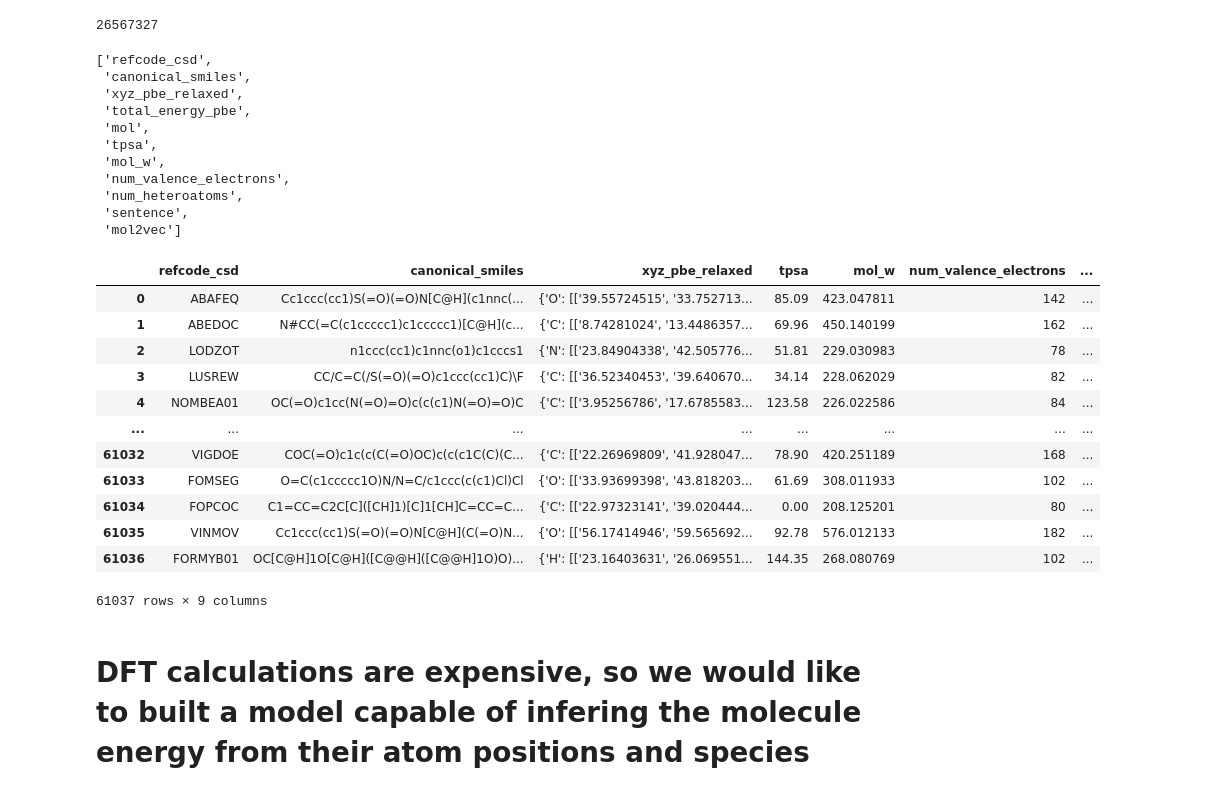
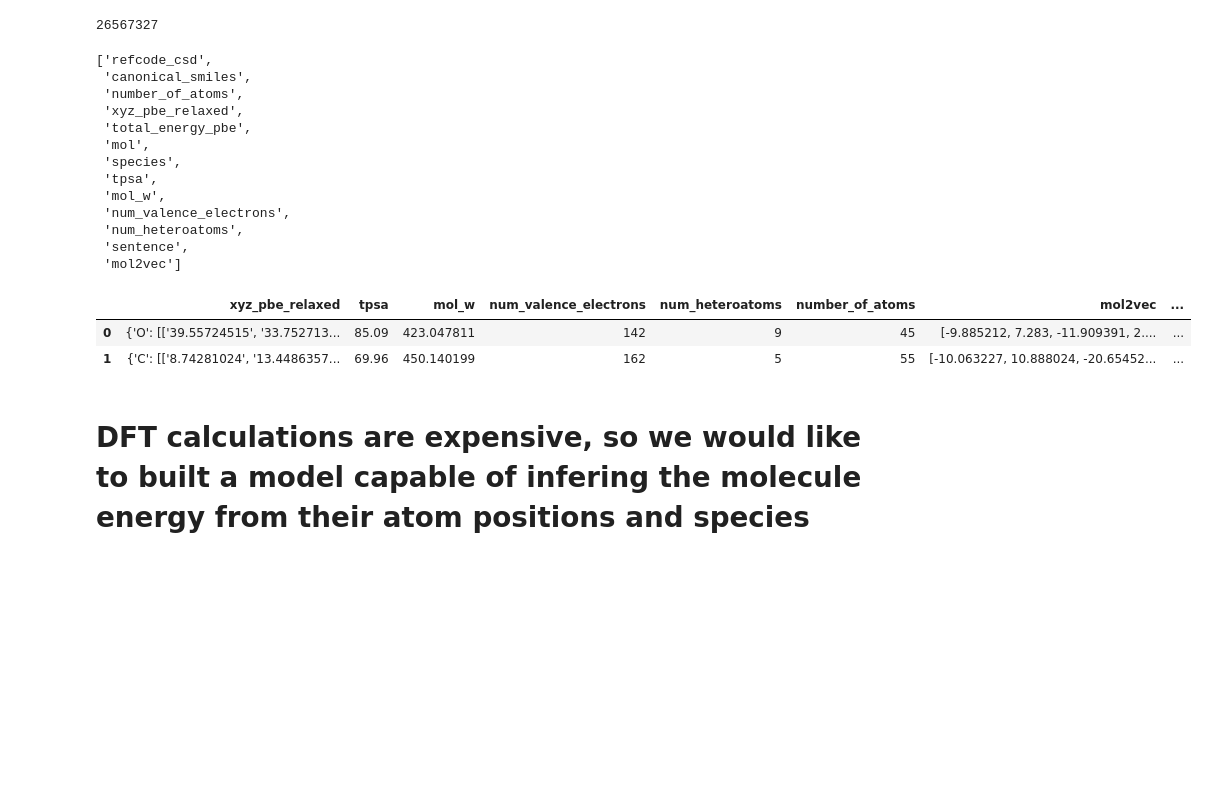
Before and after one commit to danicardonaibz/molecular_equilibrium, a Jupyter notebook: ML_Material_Science.ipynb, the cells around one changed output. Drawn from its saved outputs; the diff is of its cells as text; code cells hidden in the pictures; blank space fills up the shorter version.

```diff
--- a/ML_Material_Science.ipynb
+++ b/ML_Material_Science.ipynb
@@ -83,7 +97,7 @@ df.columns.tolist()
 # %% [markdown]
 ### 2.1: Subsetting the dataframe
 # %%
-relevant_columns = ['refcode_csd', 'canonical_smiles', 'xyz_pbe_relaxed', 'total_energy_pbe']
+relevant_columns = ['refcode_csd', 'canonical_smiles',  'number_of_atoms', 'xyz_pbe_relaxed', 'total_energy_pbe']
 df_subset = df[relevant_columns]
 df_subset.head()
 # %% [output]
@@ -231,0 +228,4 @@ df_subset_clean['xyz_pbe_relaxed'].iloc[1]
+# %%
+# Tagging each molecule with the contained atom species
+df_subset_clean['species'] = df_subset_clean['xyz_pbe_relaxed'].apply(lambda x:
+                                                                      set(x.keys()))
@@ -314,9 +421,11 @@ df_subset_clean.columns.values.tolist()
 # %% [output]
 ['refcode_csd',
  'canonical_smiles',
+ 'number_of_atoms',
  'xyz_pbe_relaxed',
  'total_energy_pbe',
  'mol',
+ 'species',
  'tpsa',
  'mol_w',
  'num_valence_electrons',
@@ -324,31 +433,20 @@ df_subset_clean.columns.values.tolist()
  'sentence',
  'mol2vec']
 # %%
-final_dataset_columns=['refcode_csd',
- 'canonical_smiles',
- 'xyz_pbe_relaxed',
+final_dataset_columns=['xyz_pbe_relaxed',
  'tpsa',
  'mol_w',
  'num_valence_electrons',
  'num_heteroatoms',
+ 'number_of_atoms',
  'mol2vec',
 'total_energy_pbe']
 
 final_dataset = df_subset_clean[final_dataset_columns]
-final_dataset
+final_dataset.head(2)
 # %% [output]
-|  | refcode_csd | canonical_smiles | xyz_pbe_relaxed | tpsa | mol_w | num_valence_electrons | ... |
-| 0 | ABAFEQ | Cc1ccc(cc1)S(=O)(=O)N[C@H](c1nnc(... | {'O': [['39.55724515', '33.752713... | 85.09 | 423.047811 | 142 | ... |
-| 1 | ABEDOC | N#CC(=C(c1ccccc1)c1ccccc1)[C@H](c... | {'C': [['8.74281024', '13.4486357... | 69.96 | 450.140199 | 162 | ... |
-| 2 | LODZOT | n1ccc(cc1)c1nnc(o1)c1cccs1 | {'N': [['23.84904338', '42.505776... | 51.81 | 229.030983 | 78 | ... |
-| 3 | LUSREW | CC/C=C(/S(=O)(=O)c1ccc(cc1)C)\F | {'C': [['36.52340453', '39.640670... | 34.14 | 228.062029 | 82 | ... |
-| 4 | NOMBEA01 | OC(=O)c1cc(N(=O)=O)c(c(c1)N(=O)=O)C | {'C': [['3.95256786', '17.6785583... | 123.58 | 226.022586 | 84 | ... |
-| ... | ... | ... | ... | ... | ... | ... | ... |
-| 61032 | VIGDOE | COC(=O)c1c(c(C(=O)OC)c(c(c1C(C)(C... | {'C': [['22.26969809', '41.928047... | 78.90 | 420.251189 | 168 | ... |
-| 61033 | FOMSEG | O=C(c1ccccc1O)N/N=C/c1ccc(c(c1)Cl)Cl | {'O': [['33.93699398', '43.818203... | 61.69 | 308.011933 | 102 | ... |
-| 61034 | FOPCOC | C1=CC=C2C[C]([CH]1)[C]1[CH]C=CC=C... | {'C': [['22.97323141', '39.020444... | 0.00 | 208.125201 | 80 | ... |
-| 61035 | VINMOV | Cc1ccc(cc1)S(=O)(=O)N[C@H](C(=O)N... | {'O': [['56.17414946', '59.565692... | 92.78 | 576.012133 | 182 | ... |
-| 61036 | FORMYB01 | OC[C@H]1O[C@H]([C@@H]([C@@H]1O)O)... | {'H': [['23.16403631', '26.069551... | 144.35 | 268.080769 | 102 | ... |
+|  | xyz_pbe_relaxed | tpsa | mol_w | num_valence_electrons | num_heteroatoms | number_of_atoms | mol2vec | ... |
+| 0 | {'O': [['39.55724515', '33.752713... | 85.09 | 423.047811 | 142 | 9 | 45 | [-9.885212, 7.283, -11.909391, 2.... | ... |
+| 1 | {'C': [['8.74281024', '13.4486357... | 69.96 | 450.140199 | 162 | 5 | 55 | [-10.063227, 10.888024, -20.65452... | ... |
-61037 rows × 9 columns
 # %% [markdown]
 # DFT calculations are expensive, so we would like to built a model capable of infering the molecule energy from their atom positions and species
```
Also changed, not shown: parts of 49 cells of this notebook.
